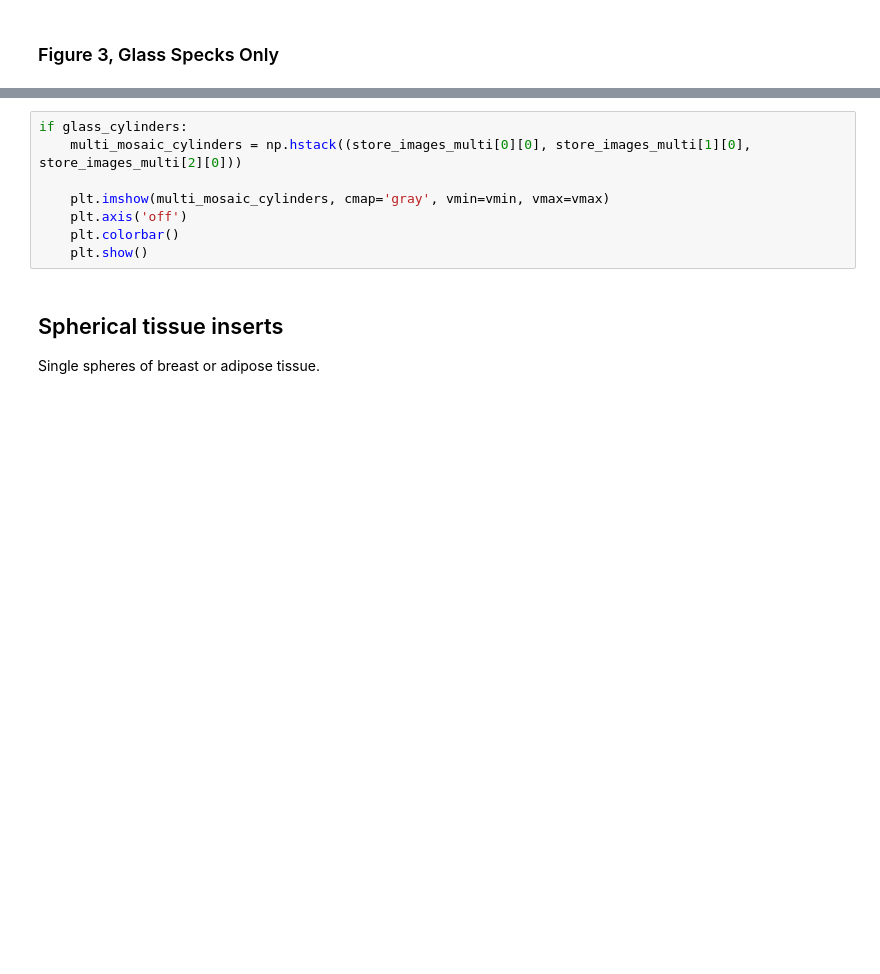
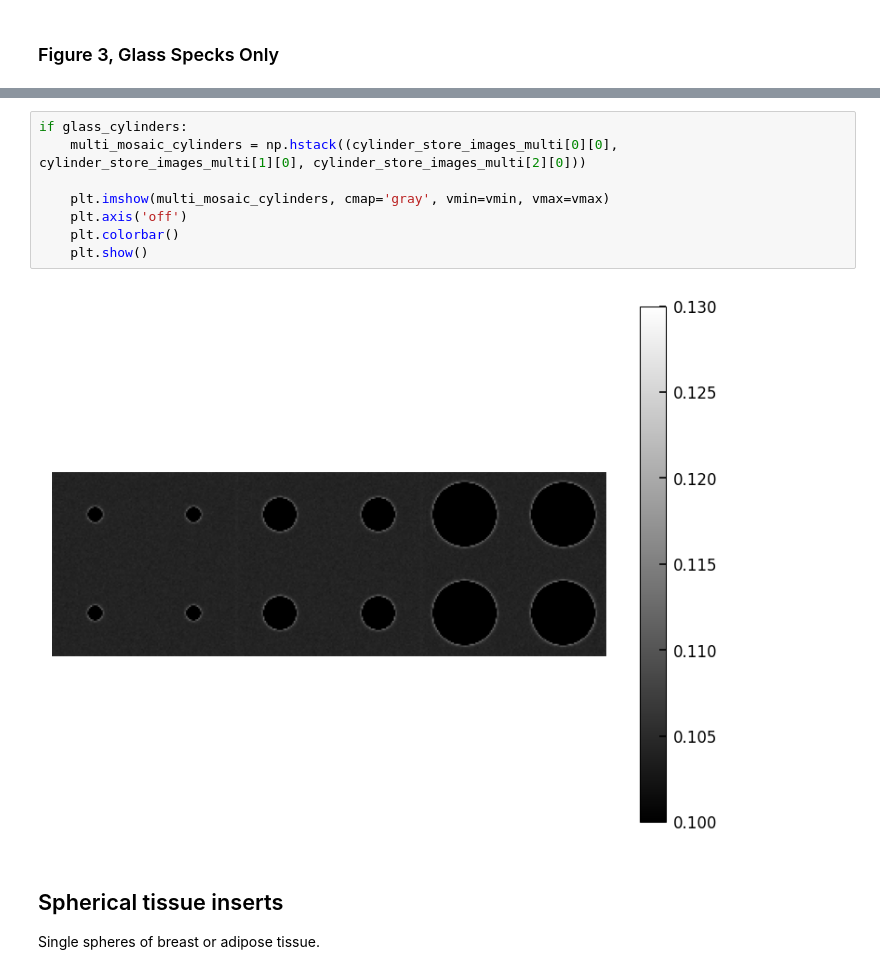
Before and after one commit to gjadick/spectral-xpci, a Jupyter notebook: modular-aapm25-multislice.ipynb, the cells around one changed output, grey strips where cells are left out. Drawn from its saved outputs; the diff is of its cells as text; blank space fills up the shorter version.

```diff
--- a/modular-aapm25-multislice.ipynb
+++ b/modular-aapm25-multislice.ipynb
@@ -404,11 +424,13 @@ if glass_cylinders:
 # %%
 if glass_cylinders:
-    multi_mosaic_cylinders = np.hstack((store_images_multi[0][0], store_images_multi[1][0], store_images_multi[2][0]))
+    multi_mosaic_cylinders = np.hstack((cylinder_store_images_multi[0][0], cylinder_store_images_multi[1][0], cylinder_store_images_multi[2][0]))
 
     plt.imshow(multi_mosaic_cylinders, cmap='gray', vmin=vmin, vmax=vmax)
     plt.axis('off')
     plt.colorbar()
     plt.show()
+# %% [output]
+[figure, added]
 # %% [markdown]
 ## Spherical tissue inserts
 Single spheres of breast or adipose tissue.
```
Also changed, not shown: parts of 22 cells of this notebook.
